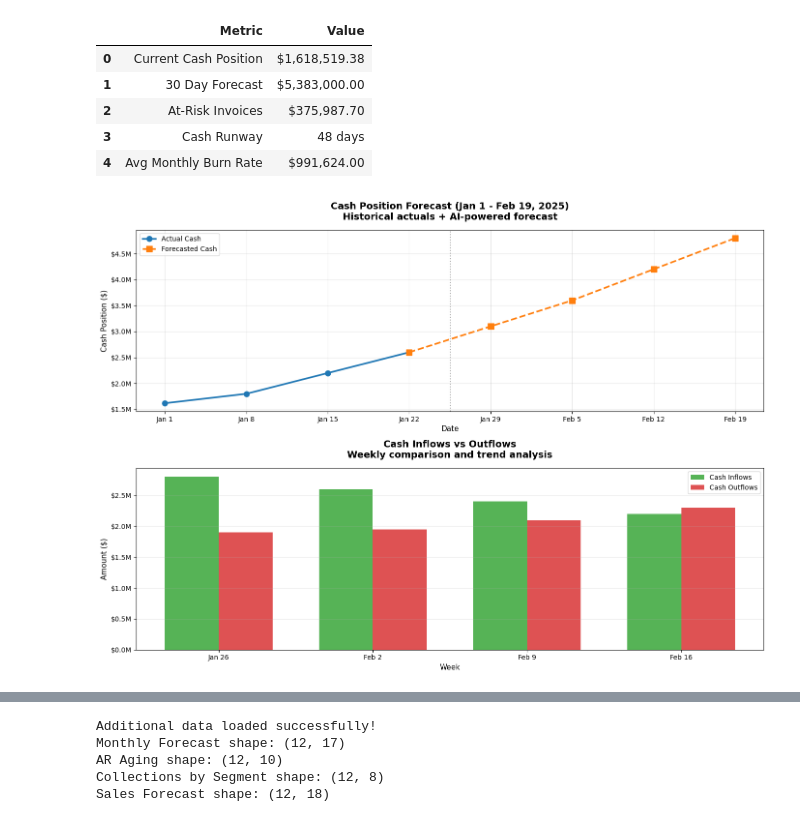
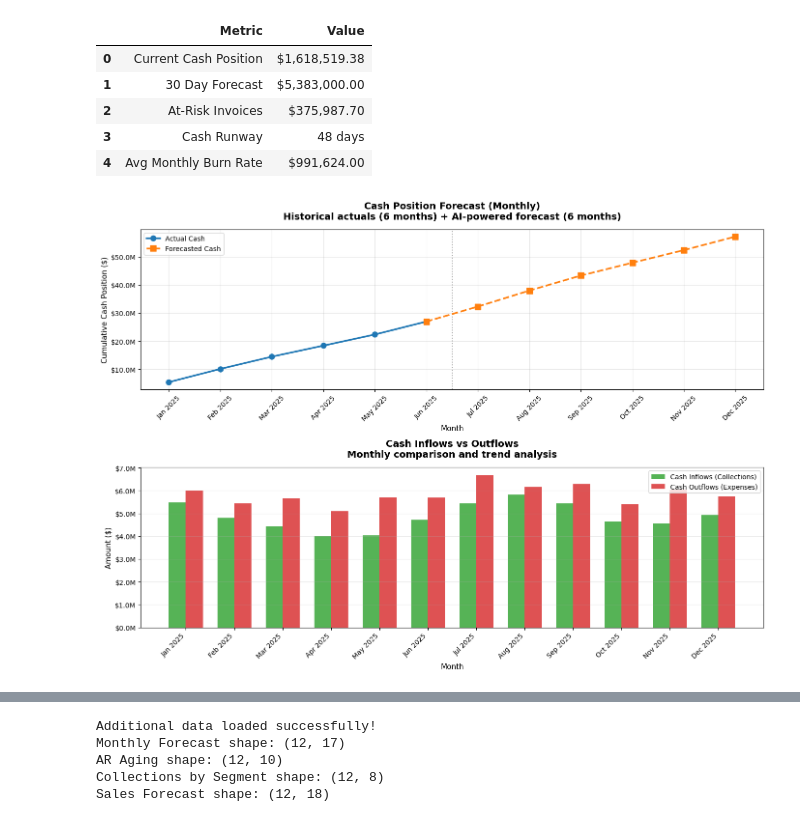
Before and after one commit to syedkamrannspark/Cashflow-Backend, a Jupyter notebook: ipynb_files/data_findings.ipynb, the cells around one changed output, grey strips where cells are left out. Cells and saved outputs as stored; diff of their text form; code cells hidden in the pictures.

```diff
--- a/ipynb_files/data_findings.ipynb
+++ b/ipynb_files/data_findings.ipynb
@@ -126,63 +126,73 @@ FIGURE_SIZE = (14, 10)
 
 fig, (ax1, ax2) = plt.subplots(2, 1, figsize=FIGURE_SIZE)
 
-# ===== CHART 1: CASH POSITION FORECAST (Jan 1 - Feb 19) =====
-# Create date-based forecast from Jan 1 to Feb 19, 2025
-date_labels = ['Jan 1', 'Jan 8', 'Jan 15', 'Jan 22', 'Jan 29', 'Feb 5', 'Feb 12', 'Feb 19']
+# ===== CHART 1: CASH POSITION FORECAST (Monthly Data) =====
+# Use actual monthly forecast data from the CSV
+months = monthly_forecast['Month'].tolist()
+cumulative_cash = monthly_forecast['Cumulative Cash'].tolist()
 
-# Historical actuals (Jan 1 - Jan 22) - approximately 3 weeks
-actual_cash = [current_cash_position, 1800000, 2200000, 2600000]  # Historical actuals
+# Split into historical (first 6 months) and forecast (next 6 months)
+historical_months = months[:6]
+historical_cash = cumulative_cash[:6]
 
-# AI-powered forecast (Jan 29 - Feb 19) - approximately 3 weeks
-forecast_cash = [3100000, 3600000, 4200000, 4800000]  # AI-powered forecast
+forecast_months = months[5:]  # Start from month 6 to connect the lines
+forecast_cash = cumulative_cash[5:]
 
-# Plot actual cash (first 4 data points)
-ax1.plot(date_labels[:4], actual_cash, marker='o', linewidth=2.5, markersize=8,
-         color=ACTUAL_COLOR, label='Actual Cash')
+# Plot historical cash
+ax1.plot(historical_months, historical_cash, marker='o', linewidth=2.5, markersize=8,
+         color=ACTUAL_COLOR, label='Actual Cash', zorder=3)
 
-# Plot forecasted cash (continuing from last actual)
-ax1.plot(date_labels[3:], [actual_cash[-1]] + forecast_cash, marker='s', linewidth=2.5,
-         markersize=8, color=FORECAST_COLOR, label='Forecasted Cash', linestyle='--')
+# Plot forecasted cash
+ax1.plot(forecast_months, forecast_cash, marker='s', linewidth=2.5,
+         markersize=8, color=FORECAST_COLOR, label='Forecasted Cash', linestyle='--', zorder=3)
 
 # Add vertical line to separate actual from forecast
-ax1.axvline(x=3.5, color='gray', linestyle=':', linewidth=1.5, alpha=0.7)
+ax1.axvline(x=5.5, color='gray', linestyle=':', linewidth=1.5, alpha=0.7, zorder=2)
 
-ax1.set_title('Cash Position Forecast (Jan 1 - Feb 19, 2025)\nHistorical actuals + AI-powered forecast',
+ax1.set_title('Cash Position Forecast (Monthly)\nHistorical actuals (6 months) + AI-powered forecast (6 months)',
               fontsize=TITLE_FONT_SIZE, fontweight='bold', pad=15)
-ax1.set_xlabel('Date', fontsize=LABEL_FONT_SIZE)
-ax1.set_ylabel('Cash Position ($)', fontsize=LABEL_FONT_SIZE)
+ax1.set_xlabel('Month', fontsize=LABEL_FONT_SIZE)
+ax1.set_ylabel('Cumulative Cash Position ($)', fontsize=LABEL_FONT_SIZE)
 ax1.legend(fontsize=LEGEND_FONT_SIZE, loc='upper left')
-ax1.grid(True, alpha=0.3)
+ax1.grid(True, alpha=0.3, zorder=1)
 ax1.yaxis.set_major_formatter(plt.FuncFormatter(lambda x, p: f'${x/1e6:.1f}M'))
+ax1.tick_params(axis='x', rotation=45)
 
-# ===== CHART 2: CASH INFLOWS VS OUTFLOWS =====
-weeks_cf = ['Jan 26', 'Feb 2', 'Feb 9', 'Feb 16']
+# ===== CHART 2: CASH INFLOWS VS OUTFLOWS (Monthly Data) =====
+# Use actual monthly data for inflows (collections) and outflows (expenses)
+months_cf = expense_forecast['Month'].tolist()
+inflows_monthly = monthly_forecast['Total Collections'].tolist()
+outflows_monthly = expense_forecast['Total Expenses'].tolist()
 
-# Weekly cash inflows and outflows
-inflows = [2800000, 2600000, 2400000, 2200000]
-outflows = [1900000, 1950000, 2100000, 2300000]
-
-x_pos = range(len(weeks_cf))
+x_pos = range(len(months_cf))
 width = 0.35
 
-ax2.bar([p - width/2 for p in x_pos], inflows, width, label='Cash Inflows',
+ax2.bar([p - width/2 for p in x_pos], inflows_monthly, width, label='Cash Inflows (Collections)',
         color=INFLOW_COLOR, alpha=0.8)
-ax2.bar([p + width/2 for p in x_pos], outflows, width, label='Cash Outflows',
+ax2.bar([p + width/2 for p in x_pos], outflows_monthly, width, label='Cash Outflows (Expenses)',
         color=OUTFLOW_COLOR, alpha=0.8)
 
-ax2.set_title('Cash Inflows vs Outflows\nWeekly comparison and trend analysis',
+ax2.set_title('Cash Inflows vs Outflows\nMonthly comparison and trend analysis',
               fontsize=TITLE_FONT_SIZE, fontweight='bold', pad=15)
-ax2.set_xlabel('Week', fontsize=LABEL_FONT_SIZE)
+ax2.set_xlabel('Month', fontsize=LABEL_FONT_SIZE)
 ax2.set_ylabel('Amount ($)', fontsize=LABEL_FONT_SIZE)
 ax2.set_xticks(x_pos)
-ax2.set_xticklabels(weeks_cf)
+ax2.set_xticklabels(months_cf, rotation=45, ha='right')
 ax2.legend(fontsize=LEGEND_FONT_SIZE, loc='upper right')
 ax2.grid(True, alpha=0.3, axis='y')
 ax2.yaxis.set_major_formatter(plt.FuncFormatter(lambda x, p: f'${x/1e6:.1f}M'))
 
 plt.tight_layout()
 plt.show()
 
-print("\nCharts created successfully!")
+print("\nCharts created successfully using actual monthly forecast data!")
+print(f"\nData Summary:")
+print(f"- Months displayed: {len(months)}")
+print(f"- Historical period: {months[0]} to {months[5]} (6 months)")
+print(f"- Forecast period: {months[6]} to {months[-1]} (6 months)")
+print(f"- Starting cumulative cash (Jan 2025): ${cumulative_cash[0]:,.0f}")
+print(f"- Ending cumulative cash ({months[-1]}): ${cumulative_cash[-1]:,.0f}")
+print(f"- Average monthly collections: ${sum(inflows_monthly)/len(inflows_monthly):,.0f}")
+print(f"- Average monthly expenses: ${sum(outflows_monthly)/len(outflows_monthly):,.0f}")
 # %% [output]
-[figure, old version]
+[figure, new version]
```
Also changed, not shown: parts of 1 cell of this notebook, 2 other files.
